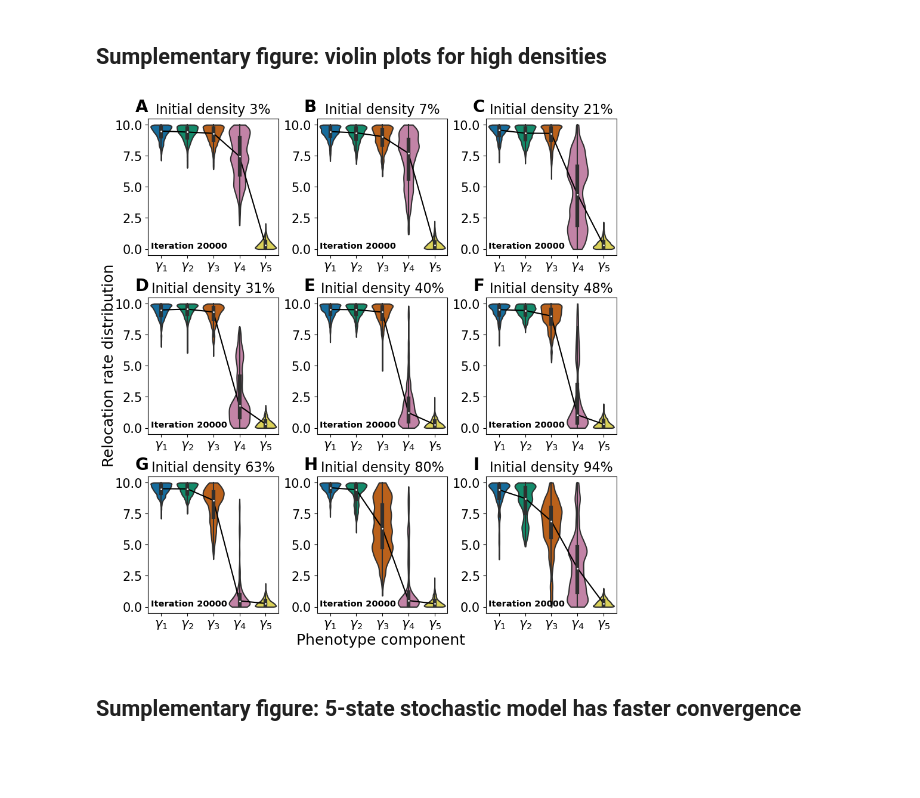
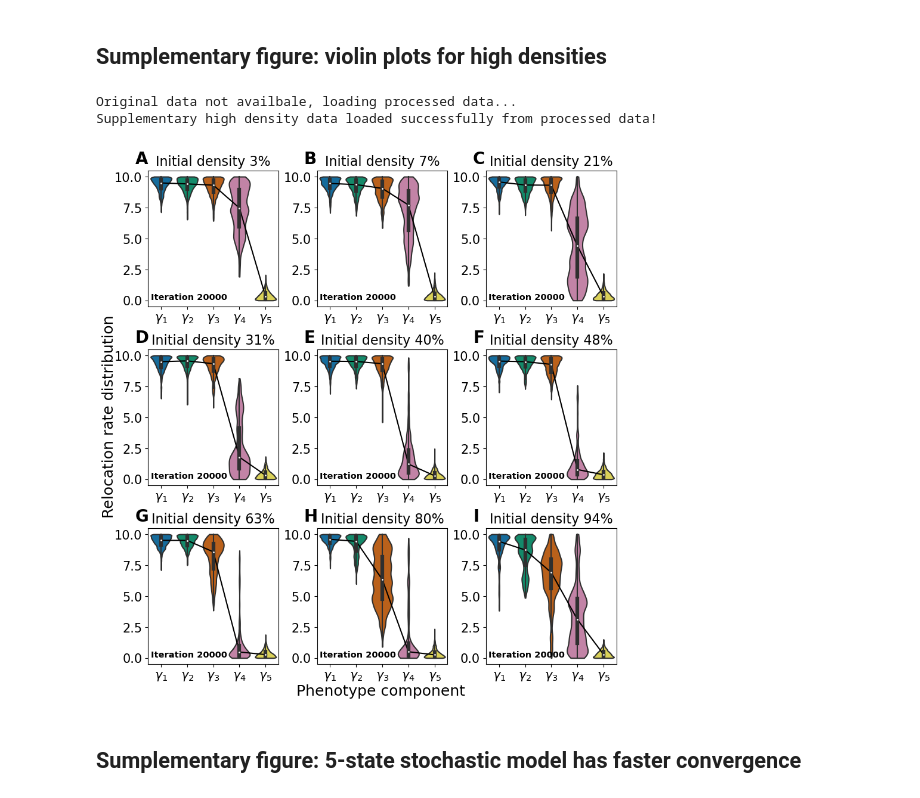
Before and after one commit to tongliang11/Evolution-dynamics, a Jupyter notebook: Figure.ipynb, the cells around one changed output. Drawn from its saved outputs; the diff is of its cells as text; code cells hidden in the pictures; blank space fills up the shorter version.

```diff
--- a/Figure.ipynb
+++ b/Figure.ipynb
@@ -299 +349,5 @@ class agent:
+# %%
+def func(x, a, b, c, d):
+    ''' Sigmoid function used to fit the transition curve'''
+    return a / (1 + np.exp(-c * (x-d))) + b
 # %%
@@ -679,2 +857,24 @@ fig.savefig('./Figures/Figure_4_density.pdf', bbox_inches='tight')
 # %% [markdown]
 ## Figure 5: mean-field high density coexistence
+# %%
+############################### Fig.5: high densities mean-field data ###############################
+#################### If original data is not avaible, processed data will be loaded ###################
+original_data_path = './evolve_data/mean_field_high_density'
+density_mf = [int(50000/n/n) for n in [128, 64, 48, 40]]
+x = [0, 2, 4, 6, 8, 10]
+hopping_discrete = np.array([p for p in itertools.product(x, repeat=5)])
+if os.path.isdir(original_data_path) and LOAD_ORIGINAL_DATA:
+    print('Loading original data....')
+    fraction=[]
+    for i in density_mf:
+        with open(original_data_path+'/density_{}'.format(i), "rb") as fp:
+            full_sol = pickle.load(fp)
+        proportion = np.array([[np.sum([np.sum(full_sol[i*5:i*5+5, t]) for i in [i for i in range(len(
+            hopping_discrete)) if hopping_discrete[i, -2] == j]]) for t in range(2001)] for j in [0, 2, 4, 6, 8, 10]])
+        fraction.append(proportion)
+    print("Fig.5 mean-field high density data loaded successfully from original data!")
+else:
+    print("Original data not availbale, loading processed data...")
+    with open('./processed_data/fig5_mf', "rb") as fp:
+        fraction = pickle.load(fp)
+    print("Fig.5 mean-field high density data loaded successfully from processed data!")
@@ -861,46 +1056,65 @@ fig.savefig('./Figures/Supplementary_max_eigen.pdf', bbox_inches='tight')
 [figure]
 # %% [markdown]
 ## Sumplementary figure: violin plots for high densities
+# %%
+###############################Supplementary: high density stochastic simulation data ###############################
+#################### If original data is not avaible, processed data will be loaded ###################
+original_data_path = './evolve_data/high_density'
+number_of_trials = 20
+if os.path.isdir(original_data_path) and LOAD_ORIGINAL_DATA:
+    print('Loading original data....')
+    df = []
+    for i in [3, 7, 21, 31, 40, 48, 63, 80, 94]:
+        data = [[] for _ in range(number_of_trials)]
+        boxdata = []
+        for j in range(number_of_trials):
+            try:
+                with open(original_data_path+"/density_{}/trial_{}/iteration_20000".format(i,j), "rb") as fp:   # Unpickling
+                    data[j] = pickle.load(fp)
+            except FileNotFoundError:
+                print("trial_{}".format(j) +
+                      " doesn\'t have iteration_{}".format(i))
+            else:
+                boxdata.append(np.array([data[j][i].hop for i in range(500)]))
+        df.append(pd.DataFrame(np.array(boxdata).reshape(10000, 5), columns=(
+            '$\gamma_1$', r'$\gamma_2$', r'$\gamma_3$', r'$\gamma_4$', r'$\gamma_5$')))
+    print("Supplementary high density data loaded successfully from original data!")
+else:
+    print("Original data not availbale, loading processed data...")
+    with open('./processed_data/fig_s_violin', "rb") as fp:
+        df = pickle.load(fp)
+    print("Supplementary high density data loaded successfully from processed data!")
+# %% [output]
+Original data not availbale, loading processed data...
+Supplementary high density data loaded successfully from processed data!
 # %%
 # coexistence of phenotypes on density 21% 31% violin plots
-df = []
-for i in [3, 7, 21, 31, 40, 48, 63, 80, 94]:
-    data = [[] for _ in range(20)]
-    boxdata = []
-    for j in range(20):
-        try:
-            with open("./evolve_data/high_density/density_{}/trial_{}/iteration_20000".format(i, j), "rb") as fp:   # Unpickling
-                data[j] = pickle.load(fp)
-        except FileNotFoundError:
-            print("trial_{}".format(j)+" doesn\'t have iteration_{}".format(i))
-        else:
-            boxdata.append(np.array([data[j][i].hop for i in range(500)]))
-    df.append(pd.DataFrame(np.array(boxdata).reshape(10000, 5), columns=(
-        '$\gamma_1$', r'$\gamma_2$', r'$\gamma_3$', r'$\gamma_4$', r'$\gamma_5$')))
+
 fig, ax = plt.subplots(
     ncols=3, nrows=3, constrained_layout=True, dpi=100, figsize=(8.5, 9))
 
 for i in range(9):
     ax[i//3, i % 3].plot(df[i].median(), color='k', label='Simulated')
     sns.violinplot(data=df[i], scale='width',
                    inner='box', cut=0, ax=ax[i//3, i % 3])
     ax[i//3, i % 3].text(-0.1, 1.05, string.ascii_uppercase[i], transform=ax[i//3, i % 3].transAxes,
                          size=20, weight='bold')
     ax[i//3, i % 3].text(0.02, 0.05, "Iteration 20000", transform=ax[i//3, i % 3].transAxes,
                          size=10.5, weight='bold')
     ax[i//3, i % 3].set_title('Initial density {}%'.format([3,
                               7, 21, 31, 40, 48, 63, 80, 94][i]), fontsize=16)
     ax[i//3, i % 3].tick_params(axis='x', labelsize=15)
     ax[i//3, i % 3].tick_params(axis='y', labelsize=15)
 #     ax[i//3,i%3].set_xlabel("Phenotype component", fontsize=12)
 #     ax[i//3,i%3].set_ylabel("Relocation rate distribution",
 #                      color=color, fontsize=12)
 fig.text(-0.02, 0.5, 'Relocation rate distribution',
          fontsize=18, va='center', rotation='vertical')
 fig.text(0.53, -0.02, 'Phenotype component', fontsize=18, ha='center')
-fig.savefig('./Figures/Supplementary_high_density_violin.pdf',
+if SAVE_FIGURE:
+    fig.savefig('./Figures/Supplementary_high_density_violin.pdf',
             bbox_inches='tight')
 # %% [output]
-[figure, old version]
+[figure, new version]
 # %% [markdown]
 ## Sumplementary figure: 5-state stochastic model has faster convergence
```
Also changed, not shown: parts of 30 cells of this notebook, 20 other files.
